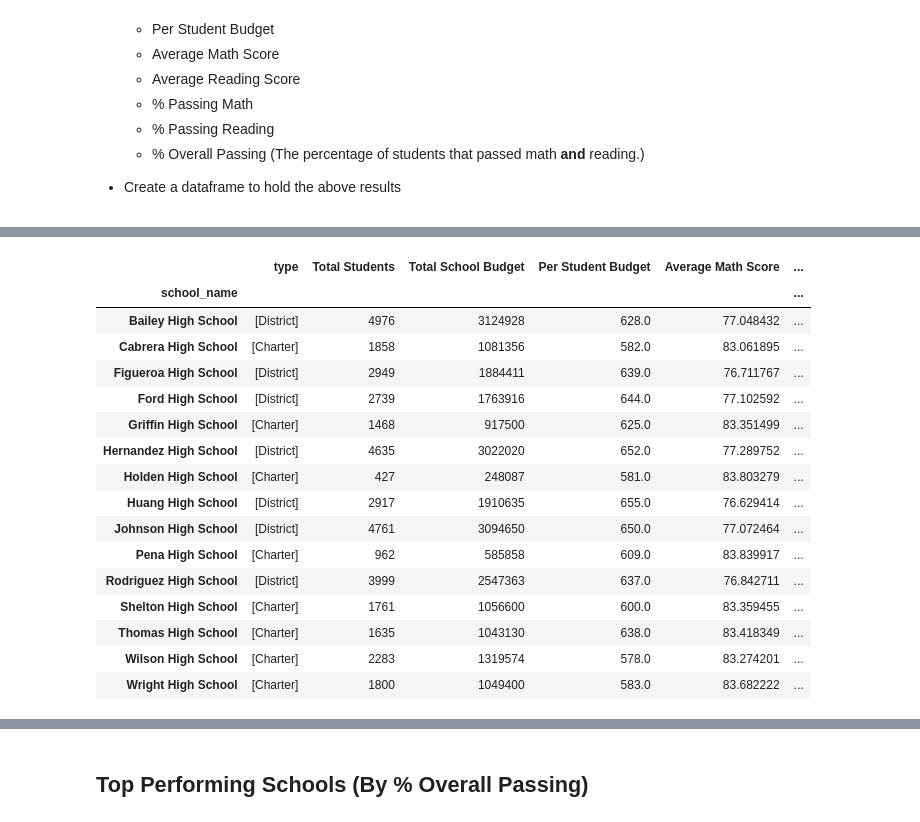
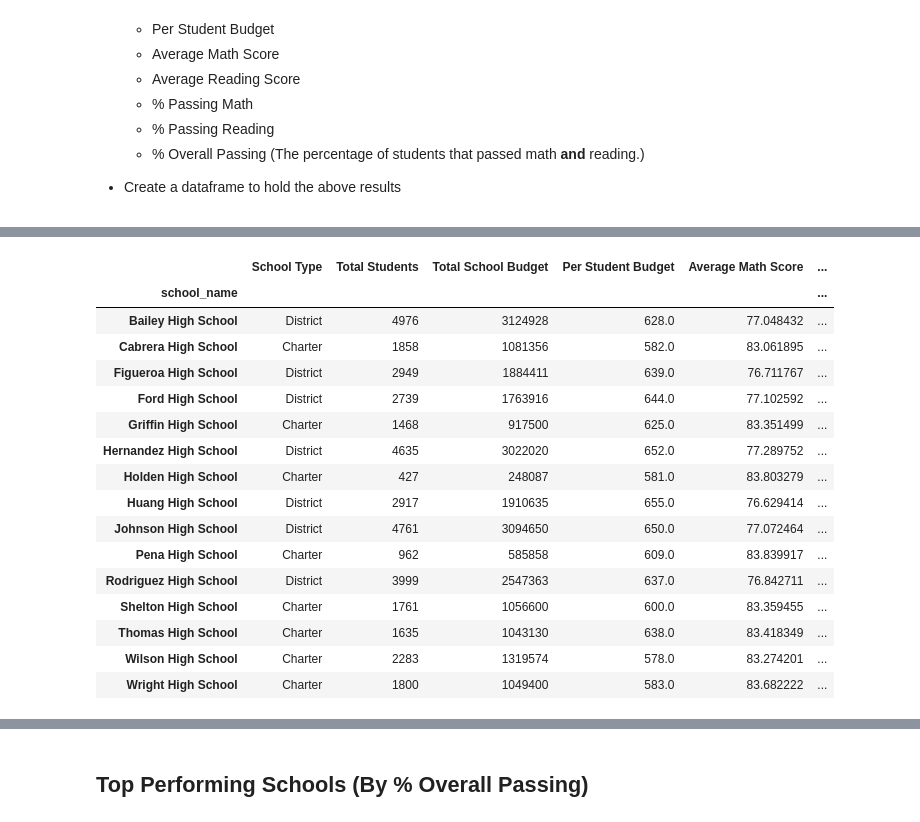
Before and after one commit to welanc/pandas-challenge, a Jupyter notebook: PyCitySchools/PyCitySchools_starter.ipynb, the cells around one changed output, grey strips where cells are left out. Drawn from its saved outputs; the diff is of its cells as text; code cells hidden in the pictures.

Commit message:
solved school summary, maths average by grade summary

```diff
--- a/PyCitySchools/PyCitySchools_starter.ipynb
+++ b/PyCitySchools/PyCitySchools_starter.ipynb
@@ -136,7 +136,7 @@ school_group = school_data_complete.groupby("school_name")
 
 #school_name_index = school_data_complete.set_index(["school_name"])
 # %%
-df = school_data_complete[["school_name","type"]]
-df
-df.drop_duplicates(subset=['school_name', 'type']).sort_values(by=["school_name"]).set_index("school_name")
+school_type_df = school_data_complete[["school_name","type"]]
+school_type_df = school_type_df.drop_duplicates(subset=['school_name', 'type']).sort_values(by=["school_name"]).set_index("school_name").rename(columns={"type": "School Type"})
+school_type_df
 # %% [output]
@@ -157,7 +157,3 @@ df.drop_duplicates(subset=['school_name', 'type']).sort_values(by=["school_name"
 | Thomas High School | Charter |
 | Wilson High School | Charter |
 | Wright High School | Charter |
-# %%
-school_type = school_name_index["type"]
-school_type_df = pd.DataFrame(school_type)
-school_type_df.drop_duplicates()
@@ -169,3 +159,0 @@ school_type_df.drop_duplicates()
-# %%
-school_type_df = school_group["type"].unique()
-school_type_df
@@ -382,33 +332,33 @@ Wright High School       90.333333
 Name: student_name, dtype: float64
 # %%
 
-schools_summary_df = pd.DataFrame({
+schools_summary_partial_df = pd.DataFrame({
     "Total Students": students_grouped,
     "Total School Budget": school_budget,
     "Per Student Budget": student_budget,
     "Average Math Score": school_math_average,
     "Average Reading Score": school_reading_average,
     "% Passing Math":school_pass_math_pc,
     "% Pasing Reading":school_reading_pass_pc,
     "% Overall Passing":school_ovr_pass_pc,
 })
-merge_df = pd.merge(school_type_df, schools_summary_df, on="school_name", how="outer")
-merge_df
+schools_summary_df = pd.merge(school_type_df, schools_summary_partial_df, on="school_name", how="outer")
+schools_summary_df
 # %% [output]
-|  | type | Total Students | Total School Budget | Per Student Budget | Average Math Score | ... |
+|  | School Type | Total Students | Total School Budget | Per Student Budget | Average Math Score | ... |
 | school_name |  |  |  |  |  | ... |
-| Bailey High School | [District] | 4976 | 3124928 | 628.0 | 77.048432 | ... |
-| Cabrera High School | [Charter] | 1858 | 1081356 | 582.0 | 83.061895 | ... |
-| Figueroa High School | [District] | 2949 | 1884411 | 639.0 | 76.711767 | ... |
-| Ford High School | [District] | 2739 | 1763916 | 644.0 | 77.102592 | ... |
-| Griffin High School | [Charter] | 1468 | 917500 | 625.0 | 83.351499 | ... |
-| Hernandez High School | [District] | 4635 | 3022020 | 652.0 | 77.289752 | ... |
-| Holden High School | [Charter] | 427 | 248087 | 581.0 | 83.803279 | ... |
-| Huang High School | [District] | 2917 | 1910635 | 655.0 | 76.629414 | ... |
-| Johnson High School | [District] | 4761 | 3094650 | 650.0 | 77.072464 | ... |
-| Pena High School | [Charter] | 962 | 585858 | 609.0 | 83.839917 | ... |
-| Rodriguez High School | [District] | 3999 | 2547363 | 637.0 | 76.842711 | ... |
-| Shelton High School | [Charter] | 1761 | 1056600 | 600.0 | 83.359455 | ... |
-| Thomas High School | [Charter] | 1635 | 1043130 | 638.0 | 83.418349 | ... |
-| Wilson High School | [Charter] | 2283 | 1319574 | 578.0 | 83.274201 | ... |
-| Wright High School | [Charter] | 1800 | 1049400 | 583.0 | 83.682222 | ... |
+| Bailey High School | District | 4976 | 3124928 | 628.0 | 77.048432 | ... |
+| Cabrera High School | Charter | 1858 | 1081356 | 582.0 | 83.061895 | ... |
+| Figueroa High School | District | 2949 | 1884411 | 639.0 | 76.711767 | ... |
+| Ford High School | District | 2739 | 1763916 | 644.0 | 77.102592 | ... |
+| Griffin High School | Charter | 1468 | 917500 | 625.0 | 83.351499 | ... |
+| Hernandez High School | District | 4635 | 3022020 | 652.0 | 77.289752 | ... |
+| Holden High School | Charter | 427 | 248087 | 581.0 | 83.803279 | ... |
+| Huang High School | District | 2917 | 1910635 | 655.0 | 76.629414 | ... |
+| Johnson High School | District | 4761 | 3094650 | 650.0 | 77.072464 | ... |
+| Pena High School | Charter | 962 | 585858 | 609.0 | 83.839917 | ... |
+| Rodriguez High School | District | 3999 | 2547363 | 637.0 | 76.842711 | ... |
+| Shelton High School | Charter | 1761 | 1056600 | 600.0 | 83.359455 | ... |
+| Thomas High School | Charter | 1635 | 1043130 | 638.0 | 83.418349 | ... |
+| Wilson High School | Charter | 2283 | 1319574 | 578.0 | 83.274201 | ... |
+| Wright High School | Charter | 1800 | 1049400 | 583.0 | 83.682222 | ... |
```
Also changed, not shown: parts of 21 cells of this notebook.
